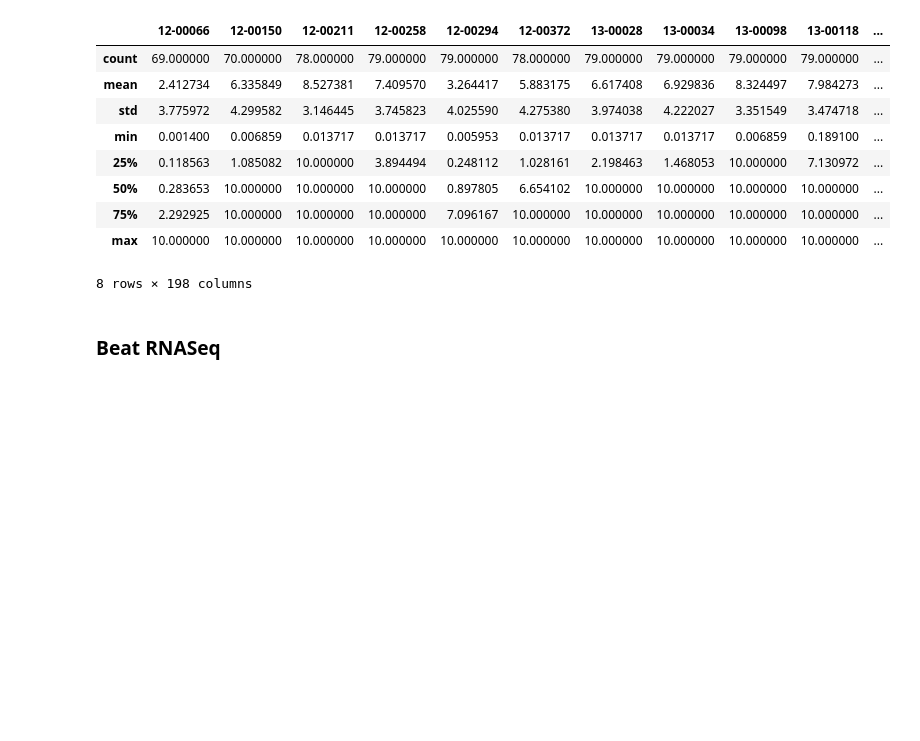
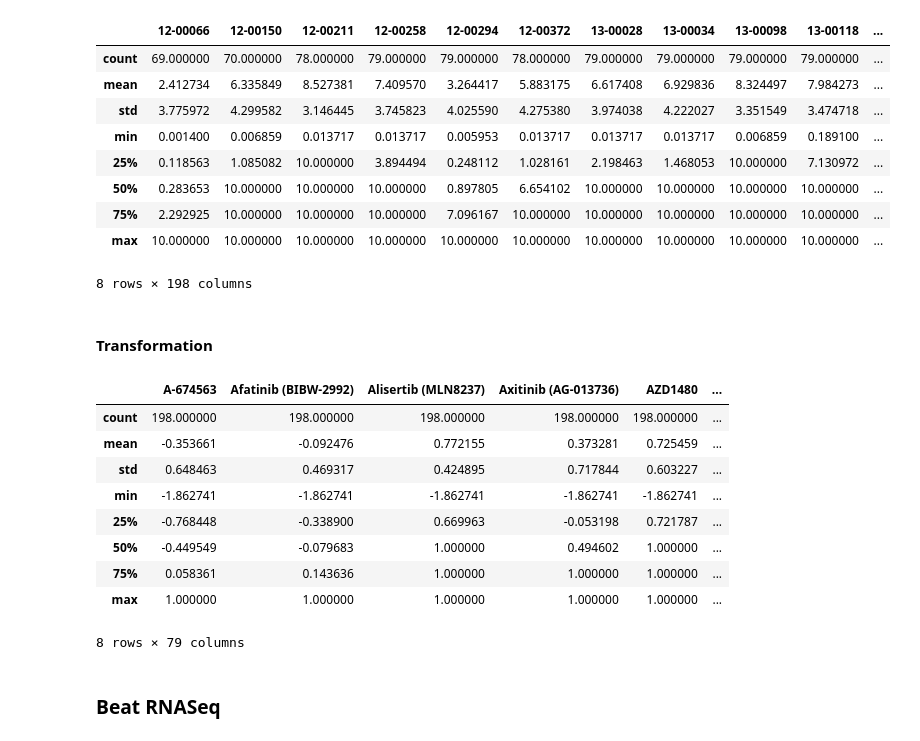
Before and after one commit to Eden5165/workshop_genomic, a Jupyter notebook: test_notebook_yael.ipynb, the cells around one changed output. Cells and saved outputs as stored; diff of their text form; code cells hidden in the pictures; blank space fills up the shorter version.

```diff
--- a/test_notebook_yael.ipynb
+++ b/test_notebook_yael.ipynb
@@ -34,6 +39,23 @@ beat_drug_df.describe()
 | 75% | 2.292925 | 10.000000 | 10.000000 | 10.000000 | 7.096167 | 10.000000 | 10.000000 | 10.000000 | 10.000000 | 10.000000 | ... |
 | max | 10.000000 | 10.000000 | 10.000000 | 10.000000 | 10.000000 | 10.000000 | 10.000000 | 10.000000 | 10.000000 | 10.000000 | ... |
 8 rows × 198 columns
+# %% [markdown]
+#### Transformation
+# %%
+trans_beat_drug = beat_drug_df.fillna(0.0).apply(np.log10).transpose().reset_index().rename(columns={"index": "sampleID"}) # ToDo: Change fillna
+trans_beat_drug = trans_beat_drug.replace(-math.inf, 0.0).replace(math.inf, 1) # ToDo: Deal with that
+trans_beat_drug.head()
+# %% [output]
+|  | A-674563 | Afatinib (BIBW-2992) | Alisertib (MLN8237) | Axitinib (AG-013736) | AZD1480 | ... |
+| count | 198.000000 | 198.000000 | 198.000000 | 198.000000 | 198.000000 | ... |
+| mean | -0.353661 | -0.092476 | 0.772155 | 0.373281 | 0.725459 | ... |
+| std | 0.648463 | 0.469317 | 0.424895 | 0.717844 | 0.603227 | ... |
+| min | -1.862741 | -1.862741 | -1.862741 | -1.862741 | -1.862741 | ... |
+| 25% | -0.768448 | -0.338900 | 0.669963 | -0.053198 | 0.721787 | ... |
+| 50% | -0.449549 | -0.079683 | 1.000000 | 0.494602 | 1.000000 | ... |
+| 75% | 0.058361 | 0.143636 | 1.000000 | 1.000000 | 1.000000 | ... |
+| max | 1.000000 | 1.000000 | 1.000000 | 1.000000 | 1.000000 | ... |
+8 rows × 79 columns
 # %% [markdown]
 ### Beat RNASeq
 # %%
```
Also changed, not shown: parts of 8 cells of this notebook, 1 other file.
